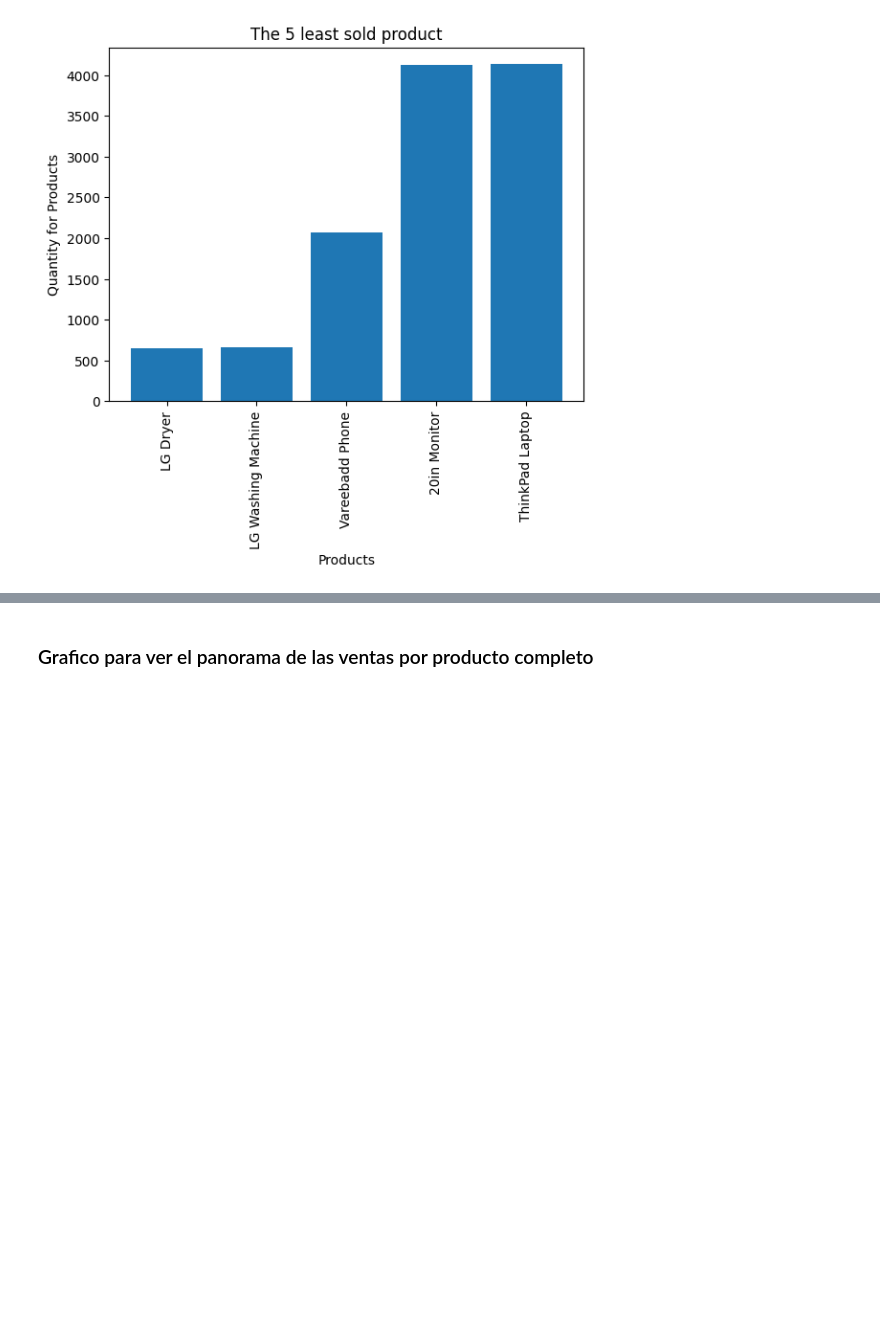
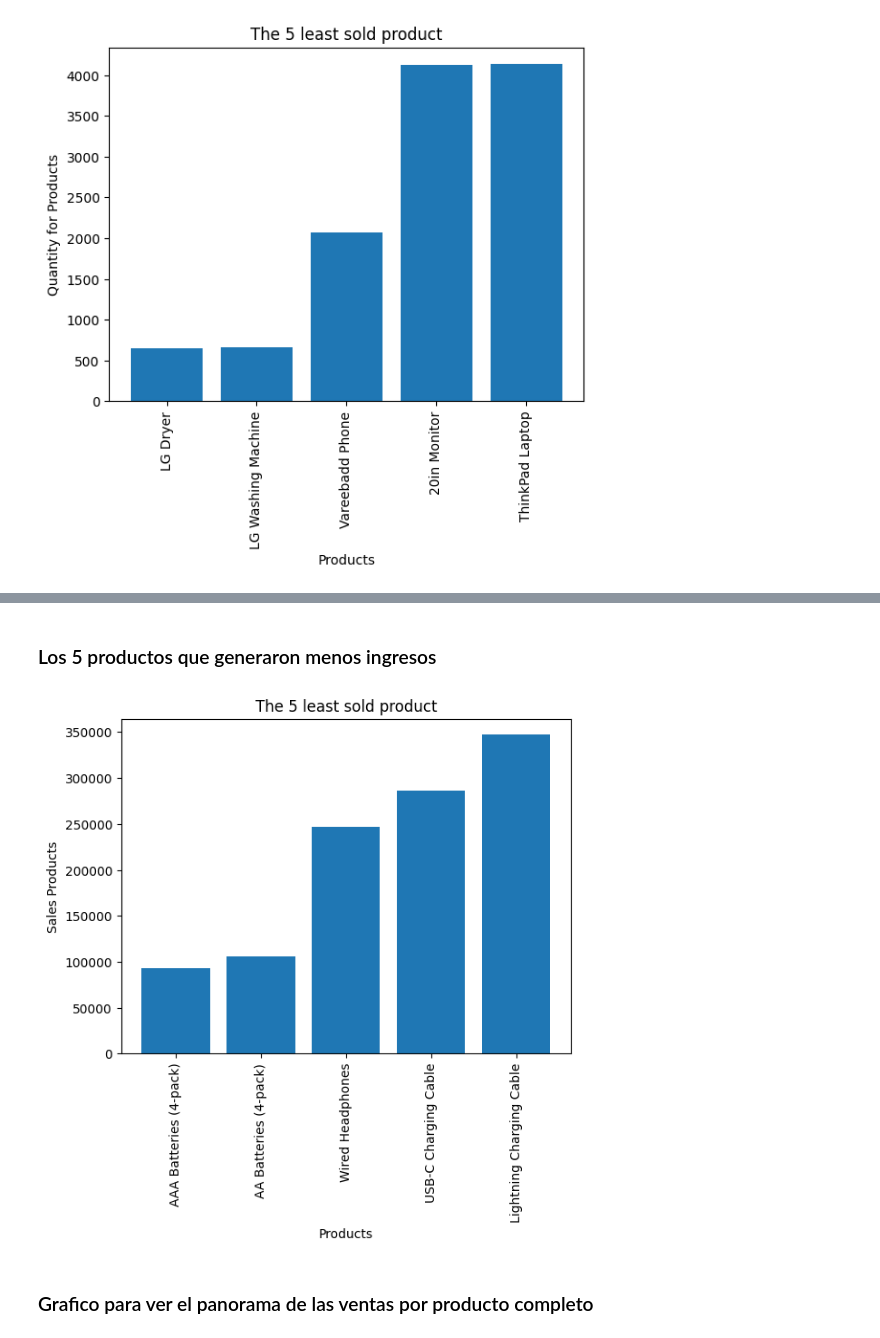
Before and after one commit to jhonthe77/Sales_Data, a Jupyter notebook: sales.ipynb, the cells around one changed output, grey strips where cells are left out. Drawn from its saved outputs; the diff is of its cells as text; code cells hidden in the pictures; blank space fills up the shorter version.

```diff
--- a/sales.ipynb
+++ b/sales.ipynb
@@ -101,3 +115,17 @@ plt.show()
+# %% [markdown]
+### Los 5 productos que generaron menos ingresos
+# %%
+product=all_sales.groupby('Product').sum()['Sales'].sort_values().head(5)
+product=dict(product)
+
+plt.bar(product.keys(),product.values())
+plt.xticks(rotation='vertical')
+plt.xlabel('Products')
+plt.ylabel('Sales Products')
+plt.title('The 5 least sold product')
+plt.show()
+# %% [output]
+[figure, added]
 # %% [markdown]
 ### Grafico para ver el panorama de las ventas por producto completo
 # %%
```
Also changed, not shown: parts of 2 cells of this notebook.
